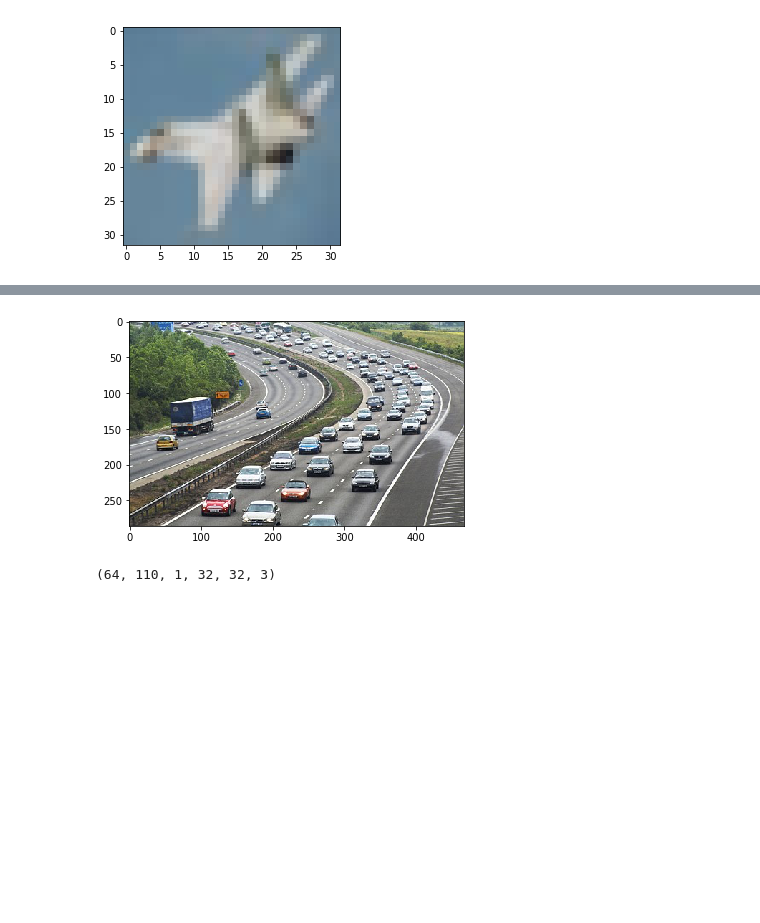
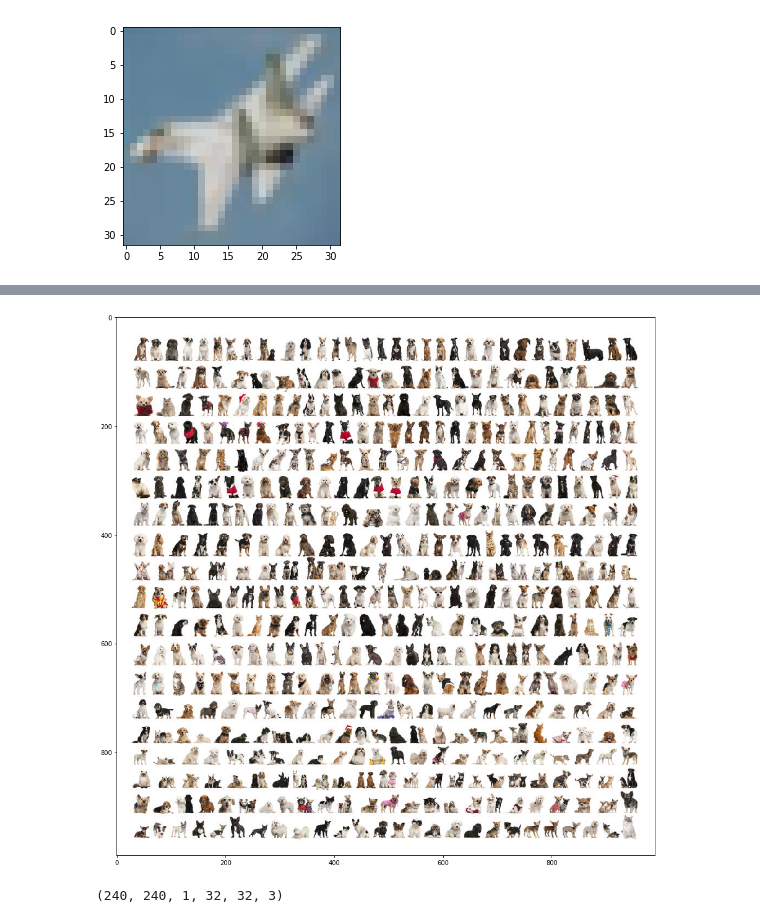
Before and after one commit to fogfish/tf-workspace, a Jupyter notebook: TensorFlow-CNN-CIFAR-10.ipynb, the cells around one changed output, grey strips where cells are left out. Drawn from its saved outputs; the diff is of its cells as text; code cells hidden in the pictures; blank space fills up the shorter version.

```diff
--- a/TensorFlow-CNN-CIFAR-10.ipynb
+++ b/TensorFlow-CNN-CIFAR-10.ipynb
@@ -275,15 +275,19 @@ plt.show()
 # %%
 from scipy import misc
 from skimage import transform
 
-cars = misc.imread('./png/cars-on-the-road.png')
+# cars = misc.imread('./png/cars-on-the-road.png')
+# cars = misc.imread('./png/birds-in-the-sky.png')
+cars = misc.imread('./png/dogs-and-cats.png')
 
-#cars = transform.rescale(cars, 0.5)
 
+# cars = transform.rescale(cars, 0.5)
+
+plt.figure(num=None, figsize=(16, 16), dpi=72, facecolor='w', edgecolor='k')
 plt.imshow(cars)
 plt.show()
 # %% [output]
-[figure, old version]
+[figure, new version]
 # %%
 from skimage.util.shape import view_as_windows
 
@@ -292,7 +296,7 @@ shift = 4
 patch = view_as_windows(cars, (32, 32, 3), step = shift)
 print(patch.shape)
 # %% [output]
-(64, 110, 1, 32, 32, 3)
+(240, 240, 1, 32, 32, 3)
 # %%
 i, j, _, _, _, _ = patch.shape
 
```
Also changed, not shown: parts of 8 cells of this notebook, 4 other files.
